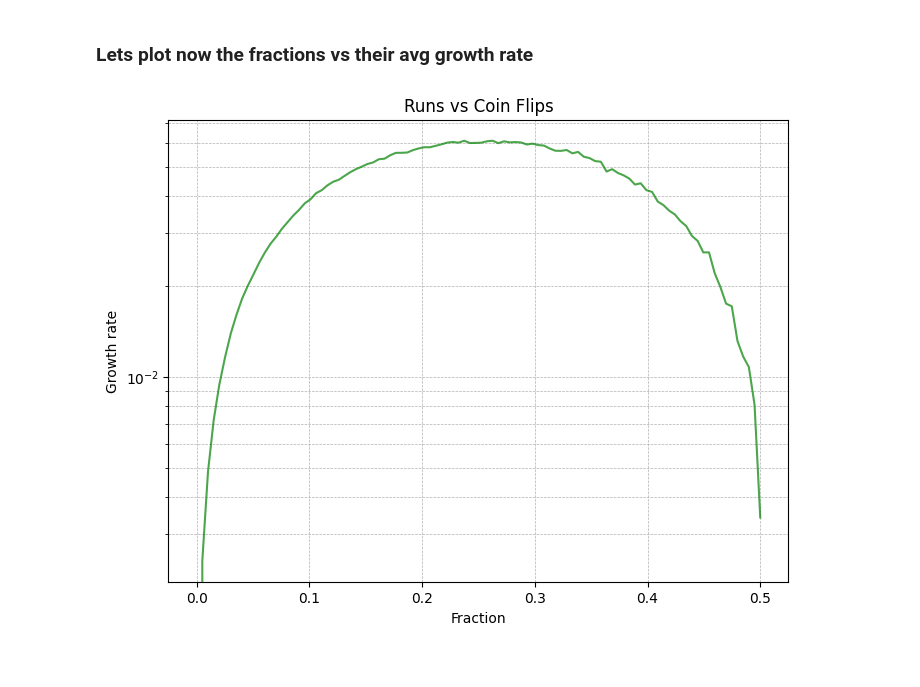
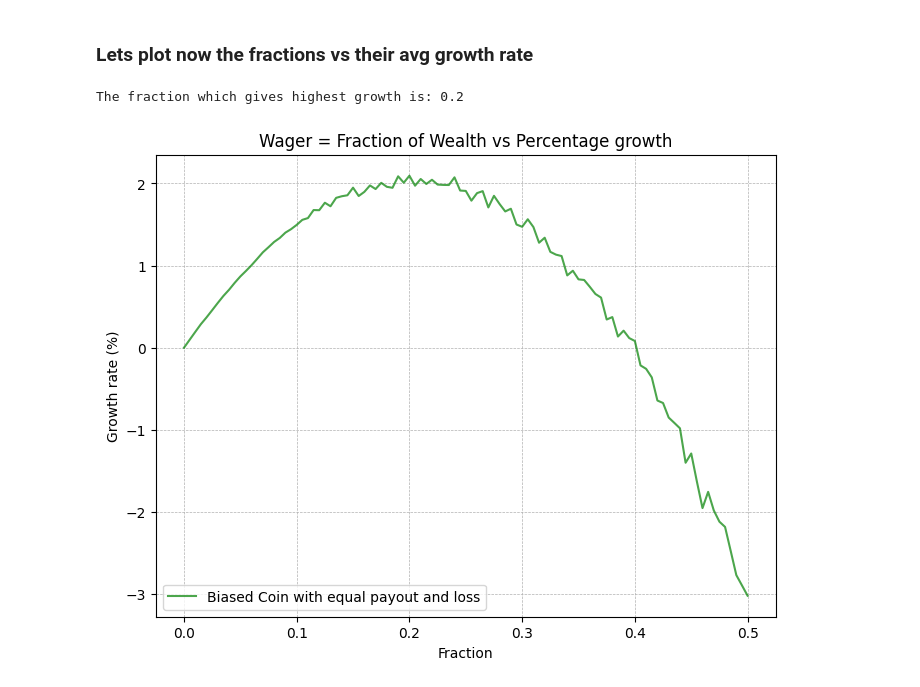
Before and after one commit to CharlieHF/Coin-Games, a Jupyter notebook: CoinGames.ipynb, the cells around one changed output. Saved outputs shown, nothing was run; the diff lists cells and outputs as text; code cells hidden in the pictures.

```diff
--- a/CoinGames.ipynb
+++ b/CoinGames.ipynb
@@ -64,55 +66,68 @@ def coinFlip() -> int:
 ####
 #We can tweak this function to change the game, odds and ROI
 
-def newW(f, w) -> int:
+def newW(f, w , p , a , b) -> int:
     wager = w * f
-    if coinFlip() > 50:
-        return w + 2 * wager
+    if coinFlip() > (1-p)*100: #
+        return w + a * wager
     else:
-        return w - wager
+        return w - b * wager
 
 
 ####
 # f* = p - q/b
 kelly_fraction = 0.5 - 0.5/2
 
-fractions = np.linspace(0,0.5,100)
+fractions = np.linspace(0,0.5,101)
 
 initial_wealth = 100
 flips = 50
-num_runs = 10000
+num_runs = 5000
 # we will adjust to find average g at the end
 growth_rate_total = 0
 
 
 plt.figure(figsize=(8, 6))
 
 
-def findGrowth(fraction) -> float:
+#### Game set up
+P = 0.6   # meaning Q = 1 - P
+A = 1     # 1:1 odds on a win
+B = 1     # Lose wager on a loss.
+
+def findGrowth(fraction, P) -> float:
 
     growth_rate_total =0
     for run in range(num_runs):
         wealth = [initial_wealth]
         for i in range(1, flips):
-            wealth.append(newW(fraction, wealth[i-1]))
+            wealth.append(newW(fraction, wealth[i-1] , P, A, B ))
         growth_rate_total += ( pow( (wealth[-1]/wealth[0]), (1/flips)) - 1 )
         n = np.arange(1, len(wealth) + 1)
 
-    return growth_rate_total/ num_runs
+    return growth_rate_total/ num_runs * 100 # so that it is a percentage growth or loss
 
 growths = []
 
 for f in fractions:
-    growths.append(findGrowth(f))
+    growths.append(findGrowth(f, P))
 
-plt.plot(fractions, growths, linestyle="-", alpha=0.7, color = 'green')
+### FIND MAXIMA
+maxFracIndex = growths.index(max(growths))
+print("The fraction which gives highest growth is: " + str(fractions[maxFracIndex]))
 
-plt.yscale("log")
+
+
+
+plt.plot(fractions, growths, linestyle="-", alpha=0.7, color = 'green', label='Biased Coin with equal payout and loss')
+
+#plt.yscale("log")
 plt.xlabel("Fraction")
-plt.ylabel("Growth rate")
-plt.title("Runs vs Coin Flips")
+plt.ylabel("Growth rate (%)")
+plt.title("Wager = Fraction of Wealth vs Percentage growth")
+plt.legend()
 plt.grid(True, which="both", linestyle="--", linewidth=0.5)
-
 plt.show()
 # %% [output]
+The fraction which gives highest growth is: 0.2
-[figure, old version]
+[figure, new version]
```
Also changed, not shown: parts of 8 cells of this notebook.
